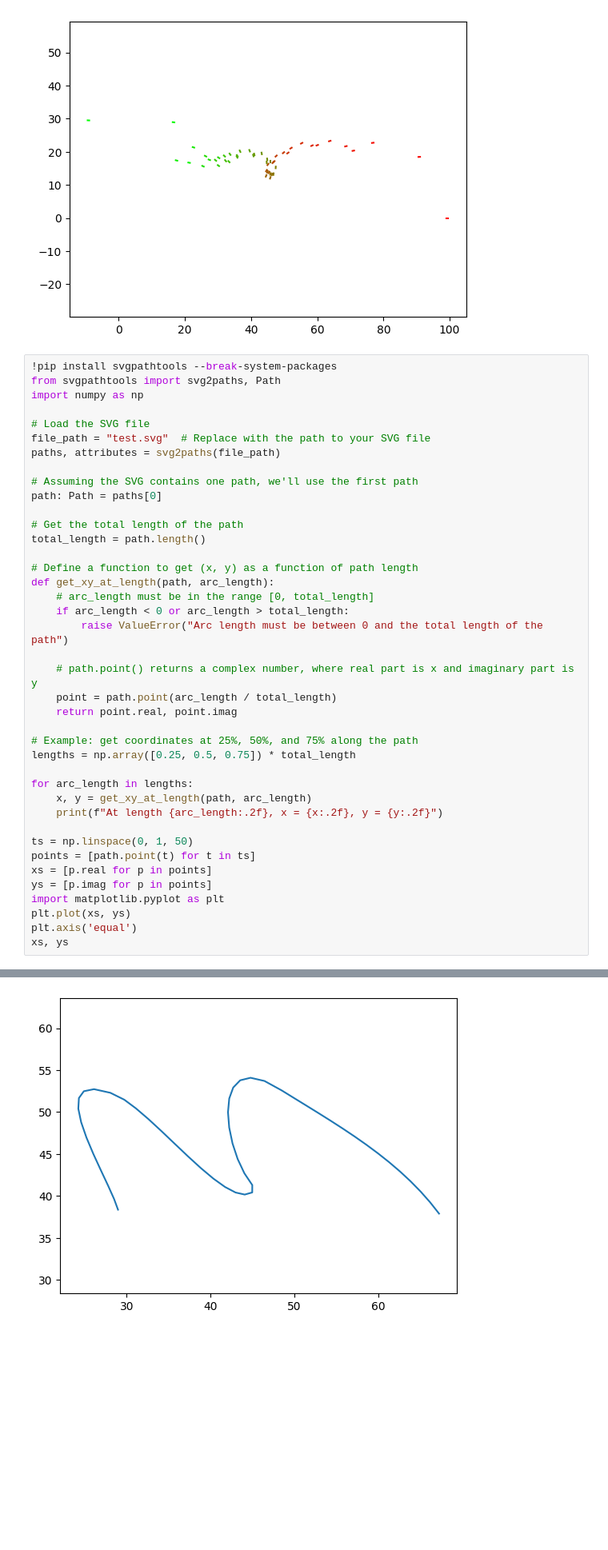
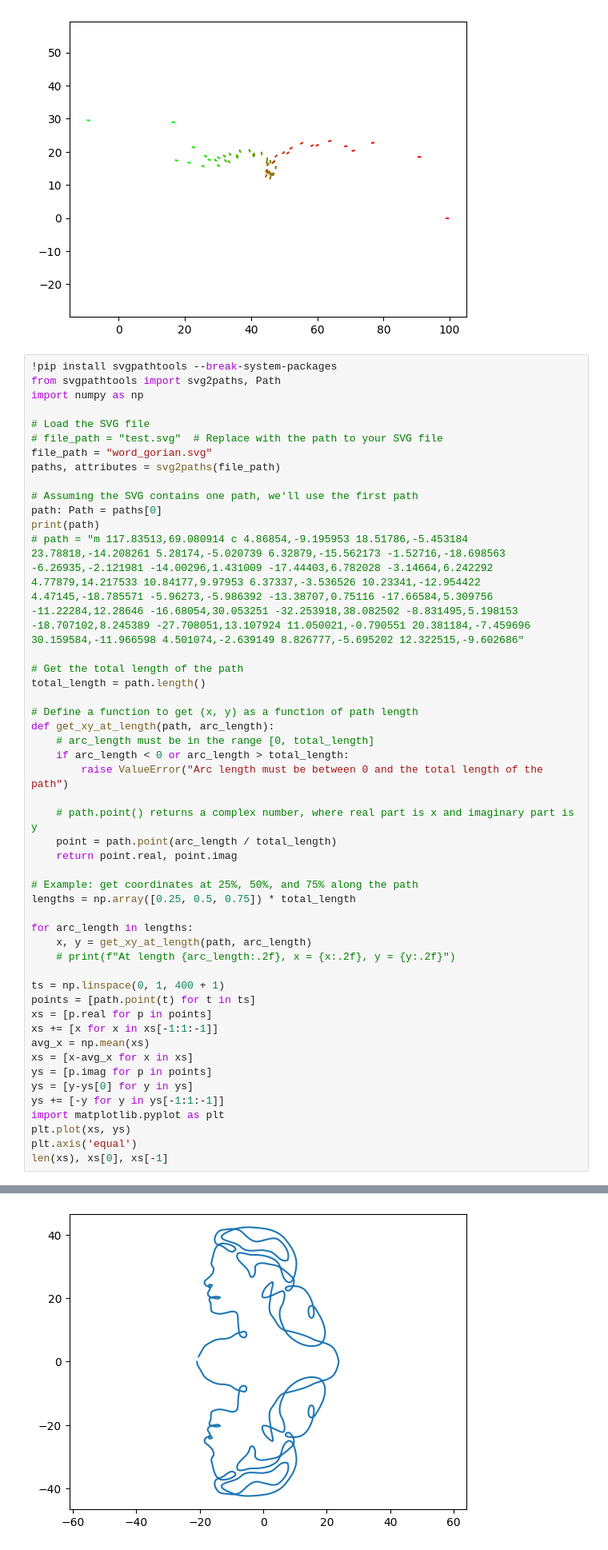
Before and after one commit to oscarlaird/fences, a Jupyter notebook: solve.ipynb, the cells around one changed output, grey strips where cells are left out. Shown at 80% size. Drawn from its saved outputs; the diff is of its cells as text; blank space fills up the shorter version.

```diff
--- a/solve.ipynb
+++ b/solve.ipynb
@@ -192,11 +187,14 @@ from svgpathtools import svg2paths, Path
 import numpy as np
 
 # Load the SVG file
-file_path = "test.svg"  # Replace with the path to your SVG file
+# file_path = "test.svg"  # Replace with the path to your SVG file
+file_path = "word_gorian.svg"
 paths, attributes = svg2paths(file_path)
 
 # Assuming the SVG contains one path, we'll use the first path
 path: Path = paths[0]
+print(path)
+# path = "m 117.83513,69.080914 c 4.86854,-9.195953 18.51786,-5.453184 23.78818,-14.208261 5.28174,-5.020739 6.32879,-15.562173 -1.52716,-18.698563 -6.26935,-2.121981 -14.00296,1.431009 -17.44403,6.782028 -3.14664,6.242292 4.77879,14.217533 10.84177,9.97953 6.37337,-3.536526 10.23341,-12.954422 4.47145,-18.785571 -5.96273,-5.986392 -13.38707,0.75116 -17.66584,5.309756 -11.22284,12.28646 -16.68054,30.053251 -32.253918,38.082502 -8.831495,5.198153 -18.707102,8.245389 -27.708051,13.107924 11.050021,-0.790551 20.381184,-7.459696 30.159584,-11.966598 4.501074,-2.639149 8.826777,-5.695202 12.322515,-9.602686"
 
 # Get the total length of the path
 total_length = path.length()
@@ -216,16 +214,21 @@ lengths = np.array([0.25, 0.5, 0.75]) * total_length
 
 for arc_length in lengths:
     x, y = get_xy_at_length(path, arc_length)
-    print(f"At length {arc_length:.2f}, x = {x:.2f}, y = {y:.2f}")
+    # print(f"At length {arc_length:.2f}, x = {x:.2f}, y = {y:.2f}")
 
-ts = np.linspace(0, 1, 50)
+ts = np.linspace(0, 1, 400 + 1)
 points = [path.point(t) for t in ts]
 xs = [p.real for p in points]
+xs += [x for x in xs[-1:1:-1]]
+avg_x = np.mean(xs)
+xs = [x-avg_x for x in xs]
 ys = [p.imag for p in points]
+ys = [y-ys[0] for y in ys]
+ys += [-y for y in ys[-1:1:-1]]
 import matplotlib.pyplot as plt
 plt.plot(xs, ys)
 plt.axis('equal')
-xs, ys
+len(xs), xs[0], xs[-1]
 # %% [output]
 Defaulting to user installation because normal site-packages is not writeable
 Requirement already satisfied: svgpathtools in /home/oscar/.local/lib/python3.12/site-packages (1.6.1)
@@ -255 +251 @@ At length 62.96, x = 51.04, y = 51.02
-[figure, old version]
+[figure, new version]
```
Also changed, not shown: parts of 7 cells of this notebook, 6 other files.
